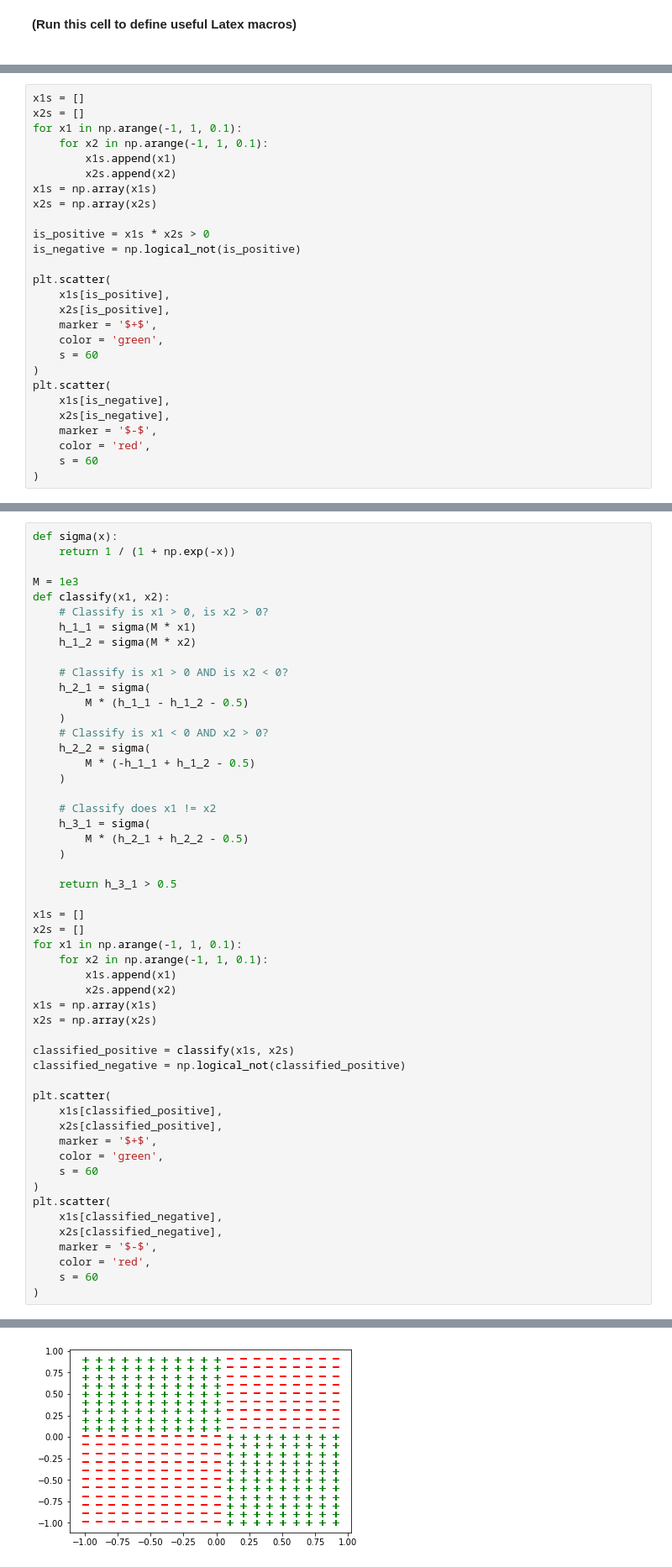
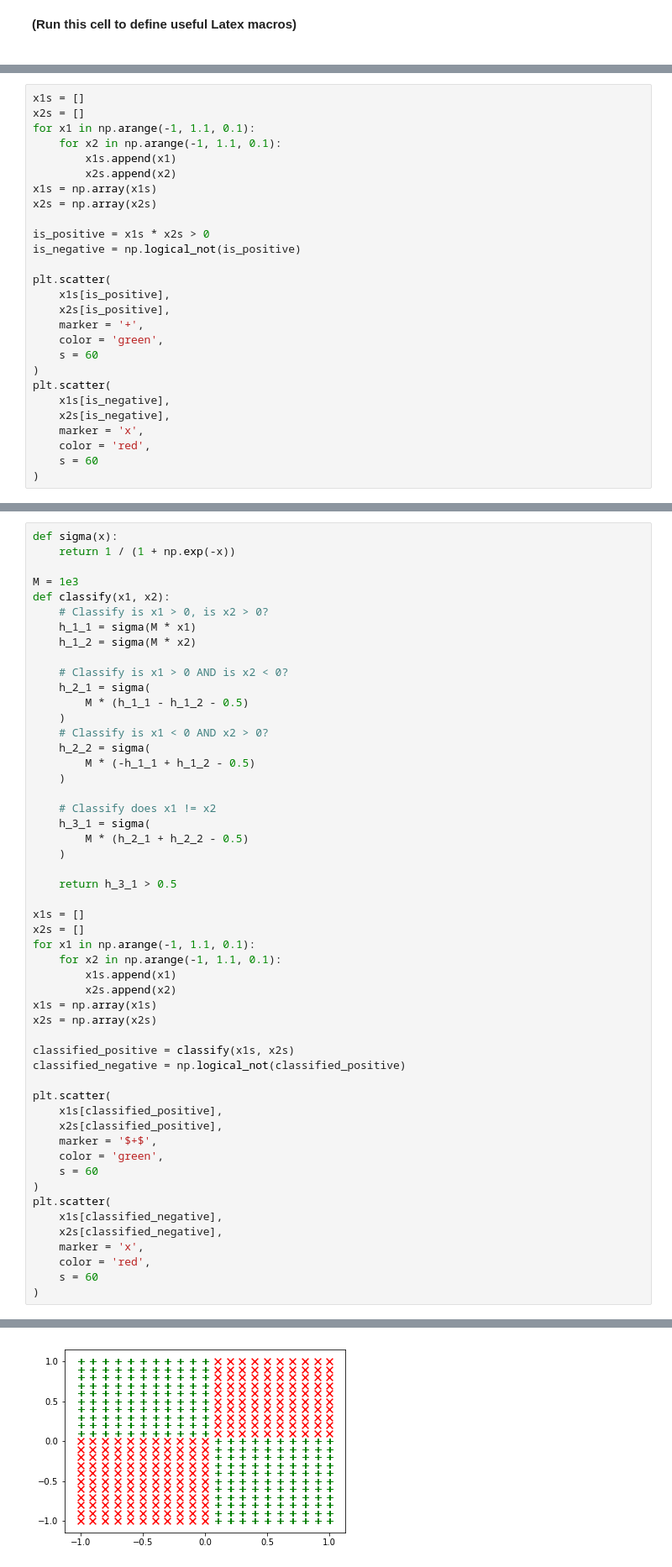
Before and after one commit to ruggeri/boltzmann-curriculum, a Jupyter notebook: 02_lecture02.ipynb, the cells around one changed output, grey strips where cells are left out. Shown at 84% size. Cells and saved outputs as stored; diff of their text form.

```diff
--- a/02_lecture02.ipynb
+++ b/02_lecture02.ipynb
@@ -60,8 +81,8 @@ Not every classification problem can be modeled well with a linear decision boun
 # %%
 x1s = []
 x2s = []
-for x1 in np.arange(-1, 1, 0.1):
-    for x2 in np.arange(-1, 1, 0.1):
+for x1 in np.arange(-1, 1.1, 0.1):
+    for x2 in np.arange(-1, 1.1, 0.1):
         x1s.append(x1)
         x2s.append(x2)
 x1s = np.array(x1s)
@@ -73,14 +94,14 @@ is_negative = np.logical_not(is_positive)
 plt.scatter(
     x1s[is_positive],
     x2s[is_positive],
-    marker = '$+$',
+    marker = '+',
     color = 'green',
     s = 60
 )
 plt.scatter(
     x1s[is_negative],
     x2s[is_negative],
-    marker = '$-$',
+    marker = 'x',
     color = 'red',
     s = 60
 )
@@ -179,37 +220,37 @@ def classify(x1, x2):
         M * (h_2_1 + h_2_2 - 0.5)
     )
 
     return h_3_1 > 0.5
 
 x1s = []
 x2s = []
-for x1 in np.arange(-1, 1, 0.1):
-    for x2 in np.arange(-1, 1, 0.1):
+for x1 in np.arange(-1, 1.1, 0.1):
+    for x2 in np.arange(-1, 1.1, 0.1):
         x1s.append(x1)
         x2s.append(x2)
 x1s = np.array(x1s)
 x2s = np.array(x2s)
 
 classified_positive = classify(x1s, x2s)
 classified_negative = np.logical_not(classified_positive)
 
 plt.scatter(
     x1s[classified_positive],
     x2s[classified_positive],
     marker = '$+$',
     color = 'green',
     s = 60
 )
 plt.scatter(
     x1s[classified_negative],
     x2s[classified_negative],
-    marker = '$-$',
+    marker = 'x',
     color = 'red',
     s = 60
 )
 # %% [output]
 <matplotlib.collections.PathCollection at 0x...>
-[figure, old version]
+[figure, new version]
 # %% [markdown]
 What we are seeing here is that we an learn a much more sophisticated, nonlinear decision boundary if we have *layers* of logistic regressions, and with more than one logistic regression being performed at each layer.
 
```
Also changed, not shown: parts of 12 cells of this notebook, 1 other file.
